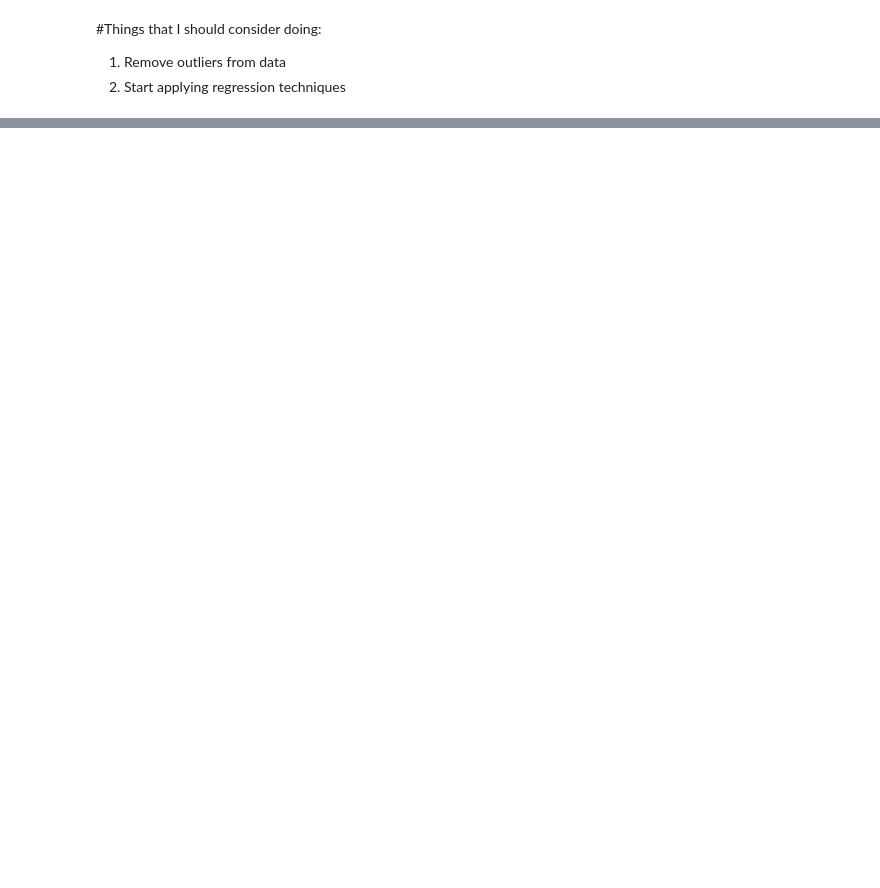
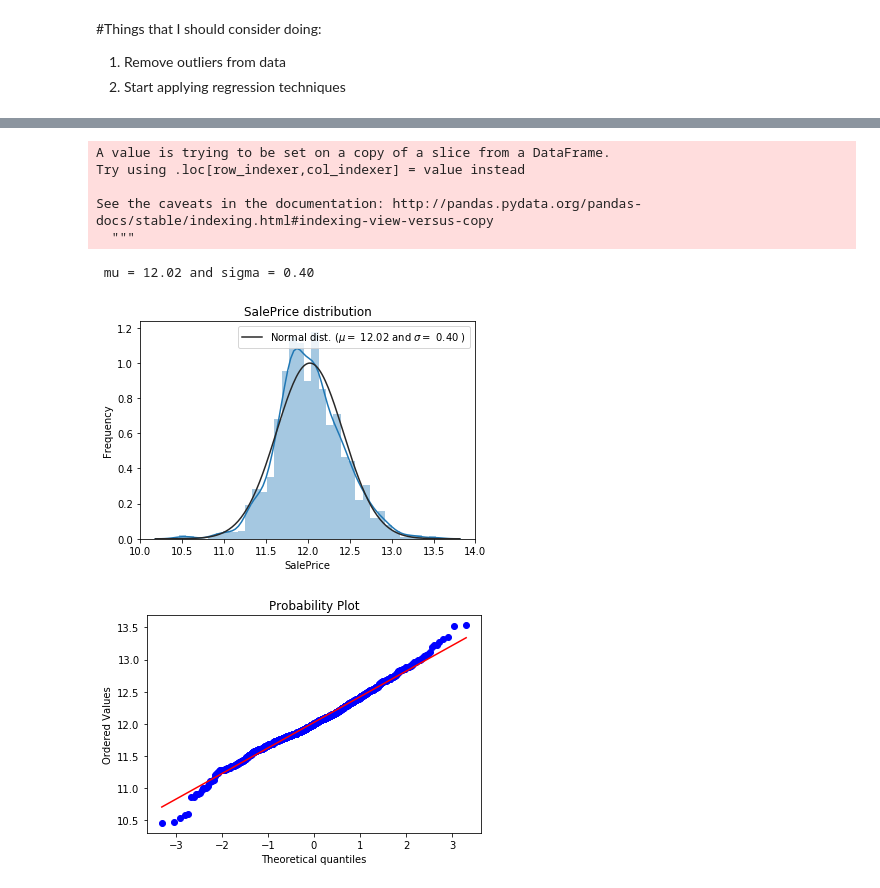
Before and after one commit to pengnam/kaggle-housingprices, a Jupyter notebook: submission/HousingPrices.ipynb, the cells around one changed output, grey strips where cells are left out. Drawn from its saved outputs; the diff is of its cells as text; code cells hidden in the pictures; blank space fills up the shorter version.

```diff
--- a/submission/HousingPrices.ipynb
+++ b/submission/HousingPrices.ipynb
@@ -188,0 +233,15 @@ To retain the current behavior and silence the warning, pass 'sort=True'.
+# %%
+from sklearn.preprocessing import LabelEncoder
+cols = ('FireplaceQu', 'BsmtQual', 'BsmtCond', 'GarageQual', 'GarageCond',
+        'ExterQual', 'ExterCond','HeatingQC', 'PoolQC', 'KitchenQual', 'BsmtFinType1',
+        'BsmtFinType2', 'Functional', 'Fence', 'BsmtExposure', 'GarageFinish', 'LandSlope',
+        'LotShape', 'PavedDrive', 'Street', 'Alley', 'CentralAir', 'MSSubClass', 'OverallCond',
+        'YrSold', 'MoSold')
+# process columns, apply LabelEncoder to categorical features
+for c in cols:
+    lbl = LabelEncoder()
+    lbl.fit(list(all_data[c].values))
+    all_data[c] = lbl.transform(list(all_data[c].values))
+
+# shape
+print('Shape all_data: {}'.format(all_data.shape))
@@ -189,3 +273,8 @@ To retain the current behavior and silence the warning, pass 'sort=True'.
+# %%
+all_data = pd.get_dummies(all_data)
+# %%
+all_data.drop('Id', axis=1,inplace=True)
+test_ID = test_df['Id']
 # %%
 train_df = all_data[:1460]
 test_df = all_data[1460:]
@@ -262,3 +318,36 @@ import xgboost as xgb
+# %%
+from scipy import stats
+from scipy.stats import norm, skew #for some statistics
+
+#We use the numpy fuction log1p which  applies log(1+x) to all elements of the column
+train_df["SalePrice"] = np.log1p(train_df["SalePrice"])
+
+#Check the new distribution
+sns.distplot(train_df['SalePrice'] , fit=norm);
+
+# Get the fitted parameters used by the function
+(mu, sigma) = norm.fit(train_df['SalePrice'])
+print( '\n mu = {:.2f} and sigma = {:.2f}\n'.format(mu, sigma))
+
+#Now plot the distribution
+plt.legend(['Normal dist. ($\mu=$ {:.2f} and $\sigma=$ {:.2f} )'.format(mu, sigma)],
+            loc='best')
+plt.ylabel('Frequency')
+plt.title('SalePrice distribution')
+
+#Get also the QQ-plot
+fig = plt.figure()
+res = stats.probplot(train_df['SalePrice'], plot=plt)
+plt.show()
+# %% [output]
+A value is trying to be set on a copy of a slice from a DataFrame.
+Try using .loc[row_indexer,col_indexer] = value instead
+
+See the caveats in the documentation: http://pandas.pydata.org/pandas-docs/stable/indexing.html#indexing-view-versus-copy
+  """
+ mu = 12.02 and sigma = 0.40
+[figure, added]
+[figure, added]
 # %%
 x_train = train_df.drop(['SalePrice'], axis=1)
 y_train = train_df.SalePrice.values
```
Also changed, not shown: parts of 47 cells of this notebook.
